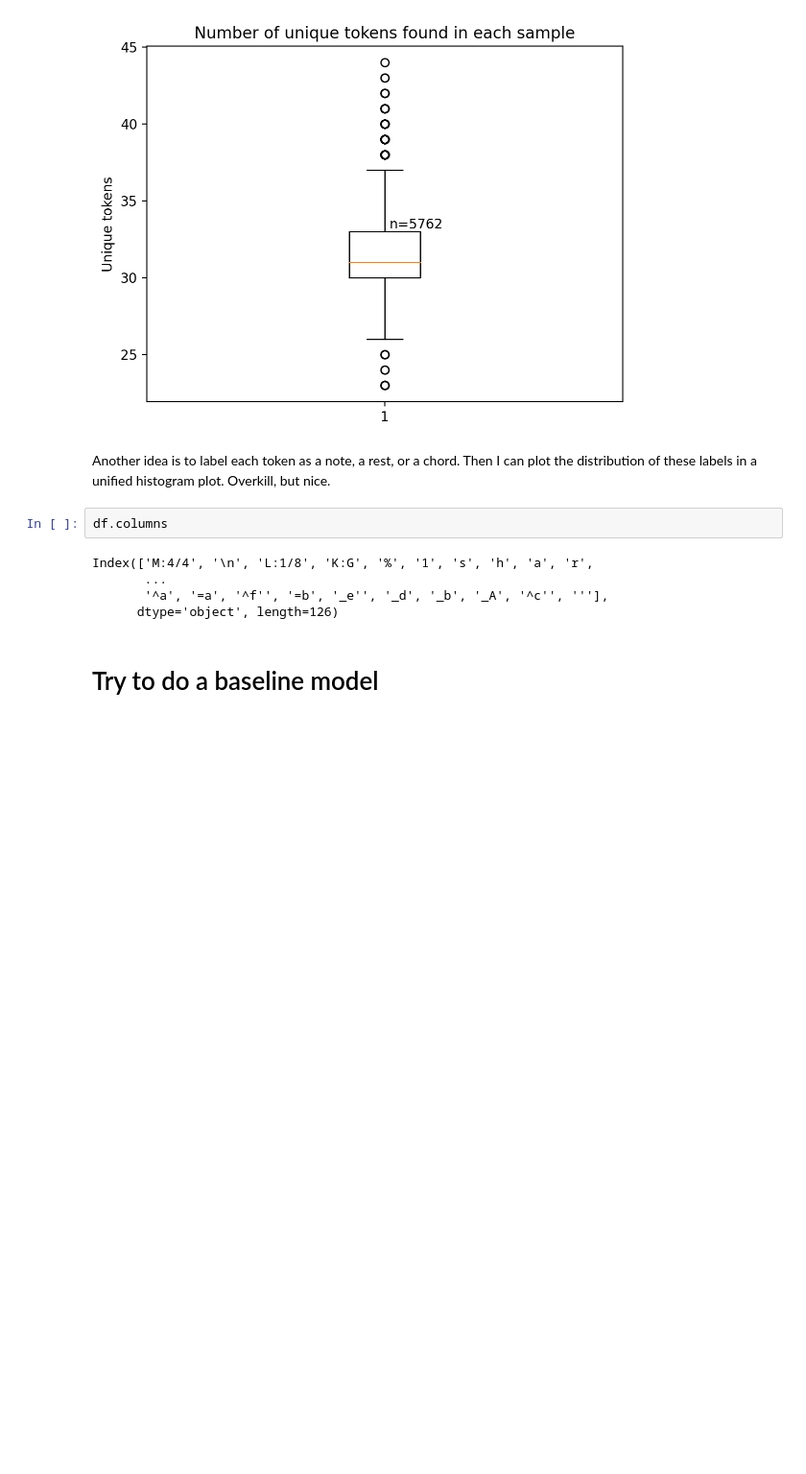
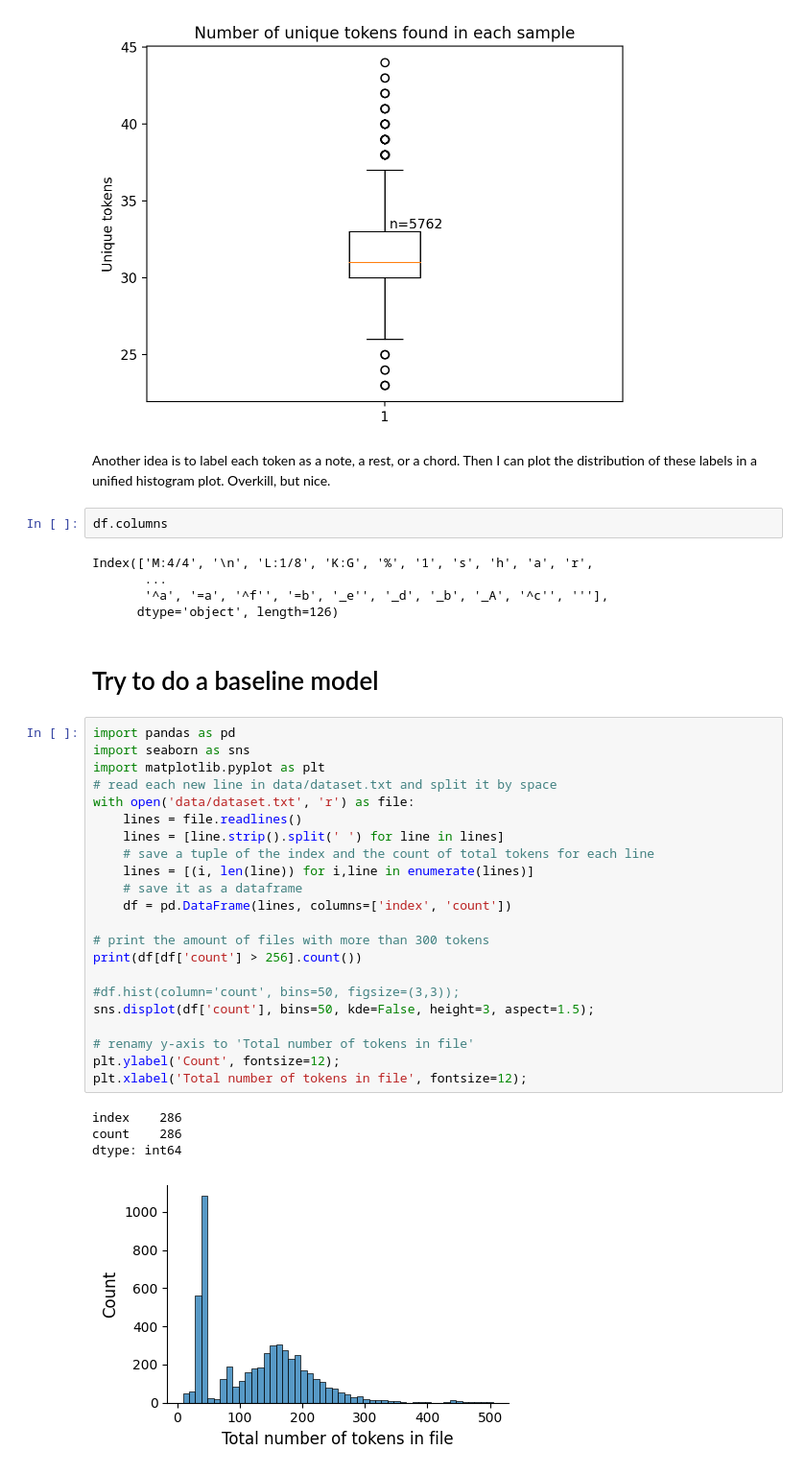
Before and after one commit to amerotz/deep_learning_project, a Jupyter notebook: preprocessing_and_plotting.ipynb, the cells around one changed output. Shown at 96% size. Saved outputs shown, nothing was run; the diff lists cells and outputs as text; blank space fills up the shorter version.

Commit message:
Add plots to notebook

```diff
--- a/preprocessing_and_plotting.ipynb
+++ b/preprocessing_and_plotting.ipynb
@@ -415,3 +415,30 @@ Index(['M:4/4', '\n', 'L:1/8', 'K:G', '%', '1', 's', 'h', 'a', 'r',
       dtype='object', length=126)
 # %% [markdown]
 # Try to do a baseline model
+# %%
+import pandas as pd
+import seaborn as sns
+import matplotlib.pyplot as plt
+# read each new line in data/dataset.txt and split it by space
+with open('data/dataset.txt', 'r') as file:
+    lines = file.readlines()
+    lines = [line.strip().split(' ') for line in lines]
+    # save a tuple of the index and the count of total tokens for each line
+    lines = [(i, len(line)) for i,line in enumerate(lines)]
+    # save it as a dataframe
+    df = pd.DataFrame(lines, columns=['index', 'count'])
+
+# print the amount of files with more than 300 tokens
+print(df[df['count'] > 256].count())
+
+#df.hist(column='count', bins=50, figsize=(3,3));
+sns.displot(df['count'], bins=50, kde=False, height=3, aspect=1.5);
+
+# renamy y-axis to 'Total number of tokens in file'
+plt.ylabel('Count', fontsize=12);
+plt.xlabel('Total number of tokens in file', fontsize=12);
+# %% [output]
+index    286
+count    286
+dtype: int64
+[figure, added]
```
Also changed, not shown: parts of 1 cell of this notebook.
